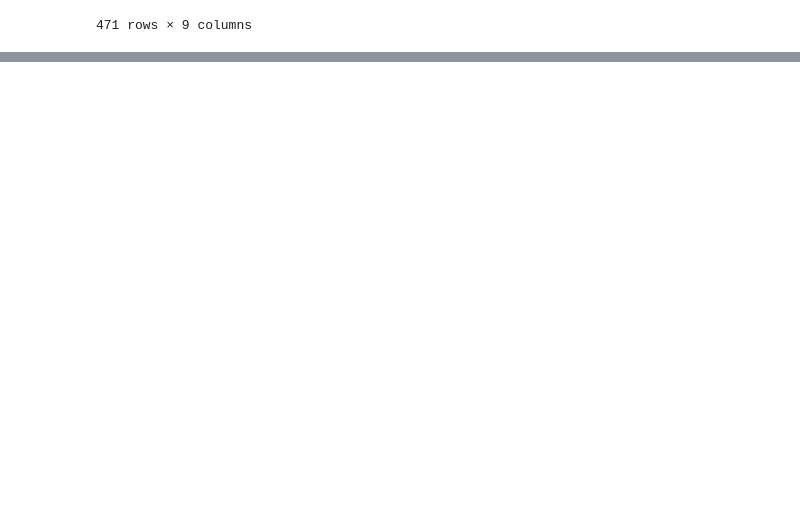
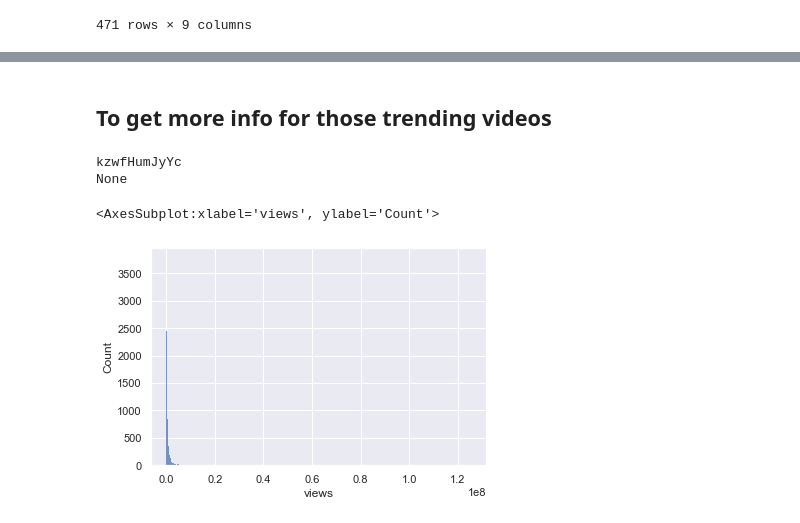
Before and after one commit to Akashram28/Cranklever_Datahack, a Jupyter notebook: Datahack_youtube.ipynb, the cells around one changed output, grey strips where cells are left out. Saved outputs shown, nothing was run; the diff lists cells and outputs as text; code cells hidden in the pictures; blank space fills up the shorter version.

```diff
--- a/Datahack_youtube.ipynb
+++ b/Datahack_youtube.ipynb
@@ -188,0 +242,2 @@ df1.to_csv('datahack_videos.csv')
+# %% [markdown]
+## To get more info for those trending videos
@@ -188,0 +282,22 @@ df1.to_csv('datahack_videos.csv')
+# %%
+from youtube_statistics import YTstats
+
+# paste the API key generated by you here
+API_KEY = "AIzaSyDxS4BYy0ue0nF7pgCIj5PbI1Fk3xvZf6I"
+
+for i in df2['video_id']:
+    channel_id=i
+    print(channel_id)
+    yt = YTstats(API_KEY, channel_id)
+    x=yt.get_channel_statistics()
+    print(x)
+    break
+# %% [output]
+kzwfHumJyYc
+None
+# %%
+import seaborn as sns
+sns.histplot(df['views'])
+# %% [output]
+<AxesSubplot:xlabel='views', ylabel='Count'>
+[figure, added]
```
Also changed, not shown: parts of 8 cells of this notebook.
